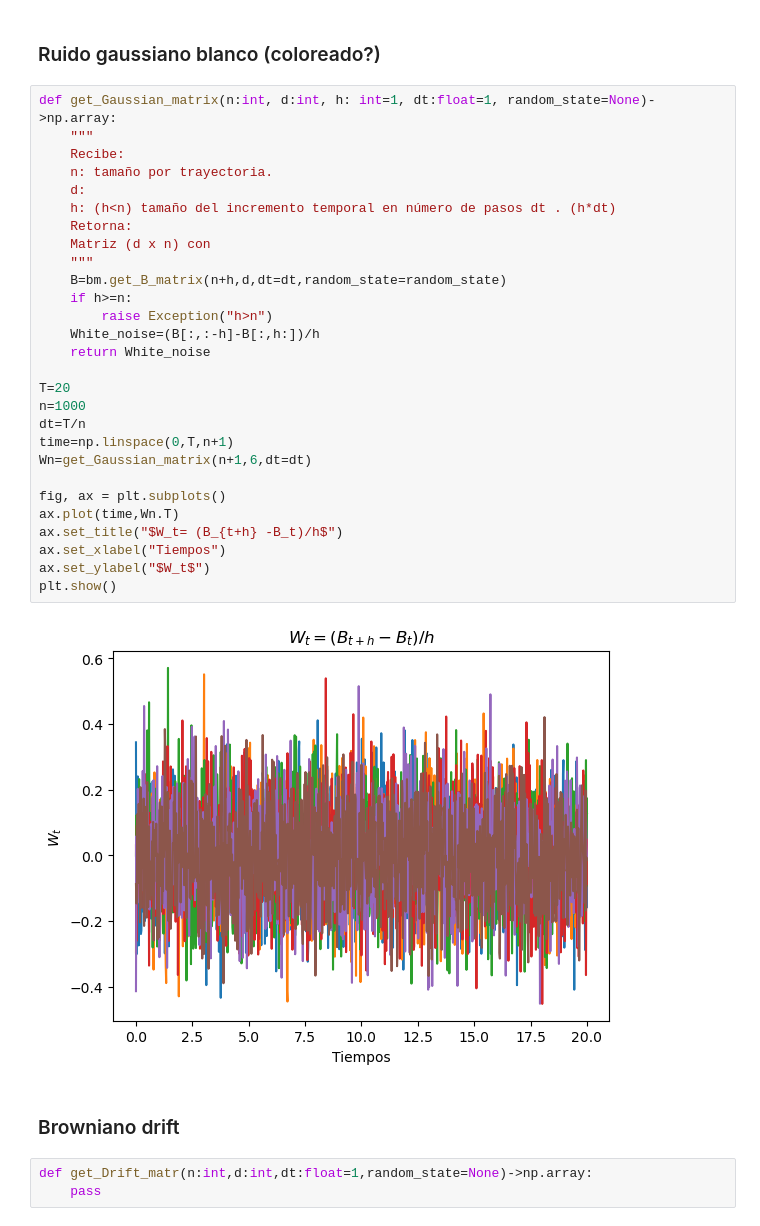
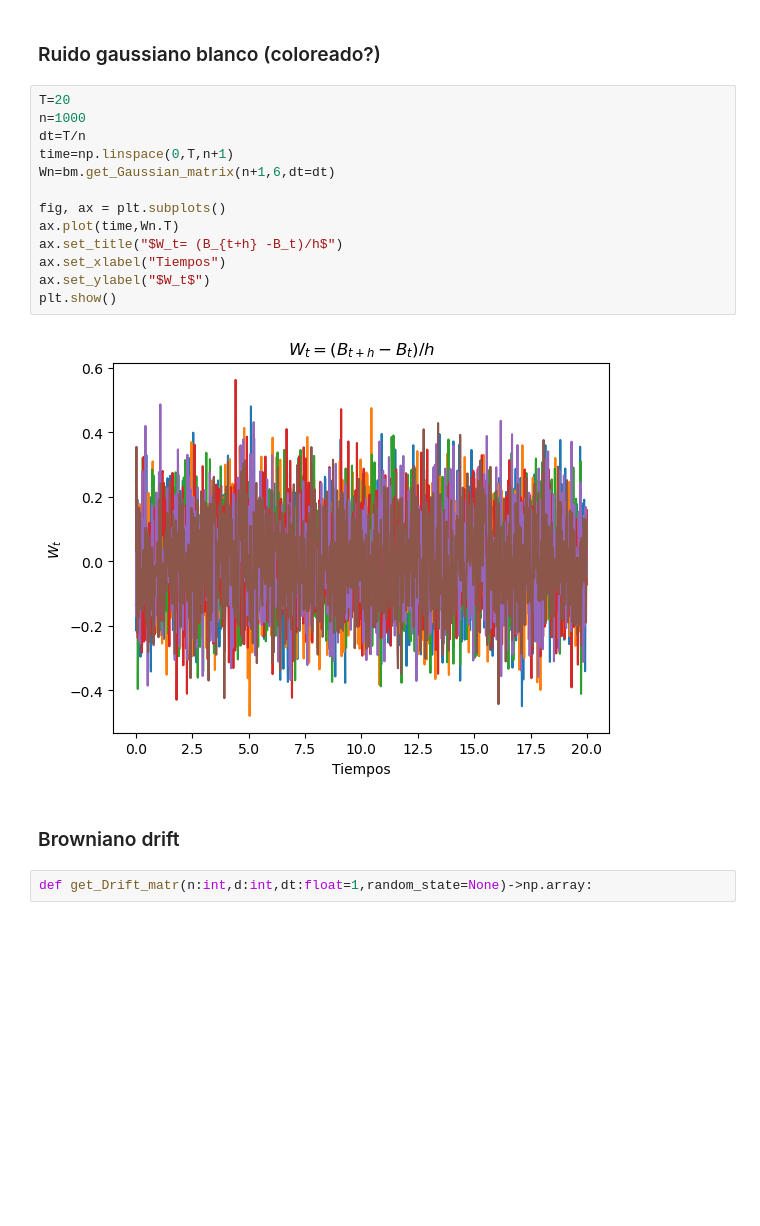
Before and after one commit to msanchezr99/Talleres_estocasticos1, a Jupyter notebook: Procesos_estoc_continuos/Proc_cont.ipynb, the cells around one changed output. Saved outputs shown, nothing was run; the diff lists cells and outputs as text; blank space fills up the shorter version.

```diff
--- a/Procesos_estoc_continuos/Proc_cont.ipynb
+++ b/Procesos_estoc_continuos/Proc_cont.ipynb
@@ -208,37 +211,21 @@ Var:  0.9998961178162382
 # %% [markdown]
 ### Ruido gaussiano blanco (coloreado?)
 # %%
-def get_Gaussian_matrix(n:int, d:int, h: int=1, dt:float=1, random_state=None)->np.array:
-    """
-    Recibe:
-    n: tamaño por trayectoria.
-    d:
-    h: (h<n) tamaño del incremento temporal en número de pasos dt . (h*dt)
-    Retorna:
-    Matriz (d x n) con
-    """
-    B=bm.get_B_matrix(n+h,d,dt=dt,random_state=random_state)
-    if h>=n:
-        raise Exception("h>n")
-    White_noise=(B[:,:-h]-B[:,h:])/h
-    return White_noise
-
 T=20
 n=1000
 dt=T/n
 time=np.linspace(0,T,n+1)
-Wn=get_Gaussian_matrix(n+1,6,dt=dt)
+Wn=bm.get_Gaussian_matrix(n+1,6,dt=dt)
 
 fig, ax = plt.subplots()
 ax.plot(time,Wn.T)
 ax.set_title("$W_t= (B_{t+h} -B_t)/h$")
 ax.set_xlabel("Tiempos")
 ax.set_ylabel("$W_t$")
 plt.show()
 # %% [output]
-[figure, old version]
+[figure, new version]
 # %% [markdown]
 ### Browniano drift
 # %%
 def get_Drift_matr(n:int,d:int,dt:float=1,random_state=None)->np.array:
-    pass
```
Also changed, not shown: parts of 2 cells of this notebook, 2 other files.
